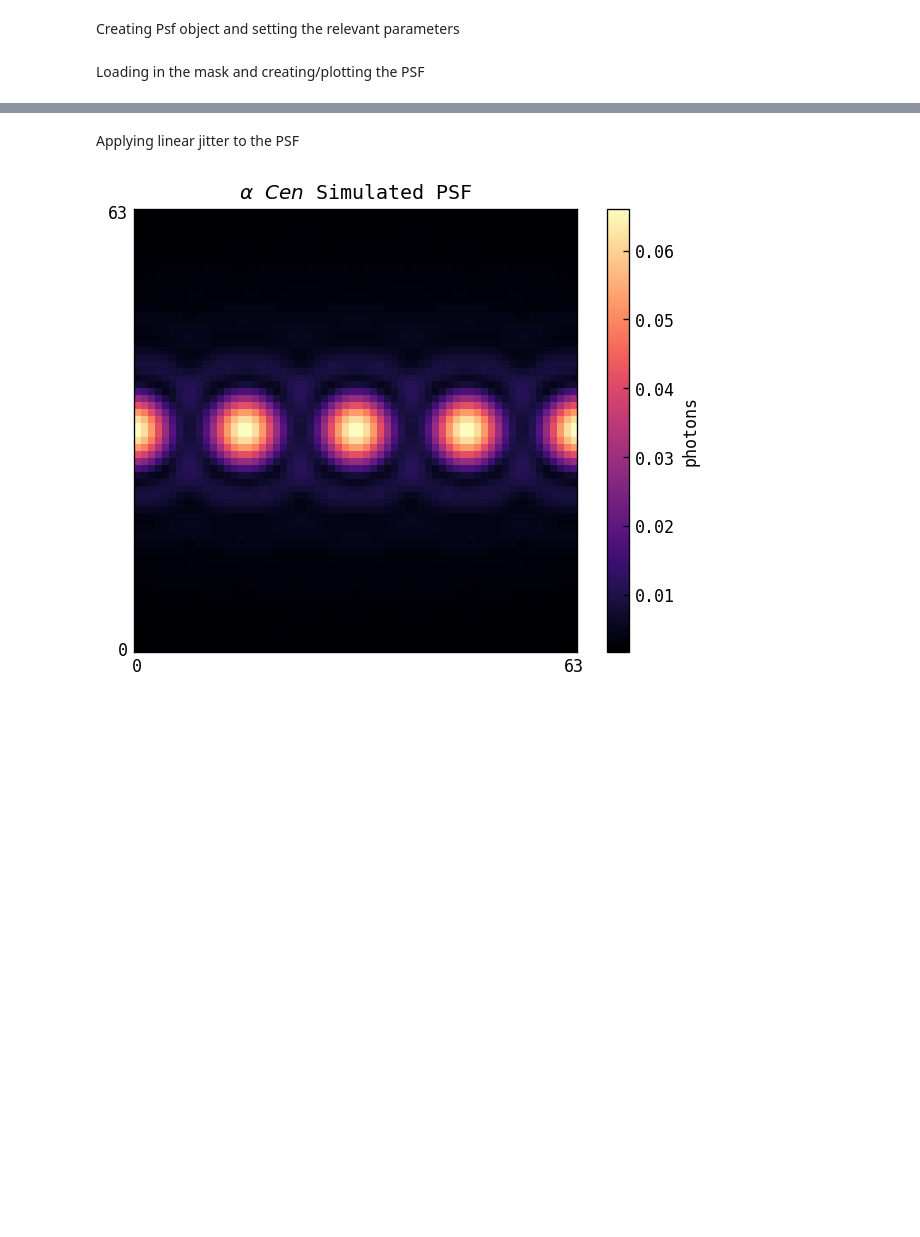
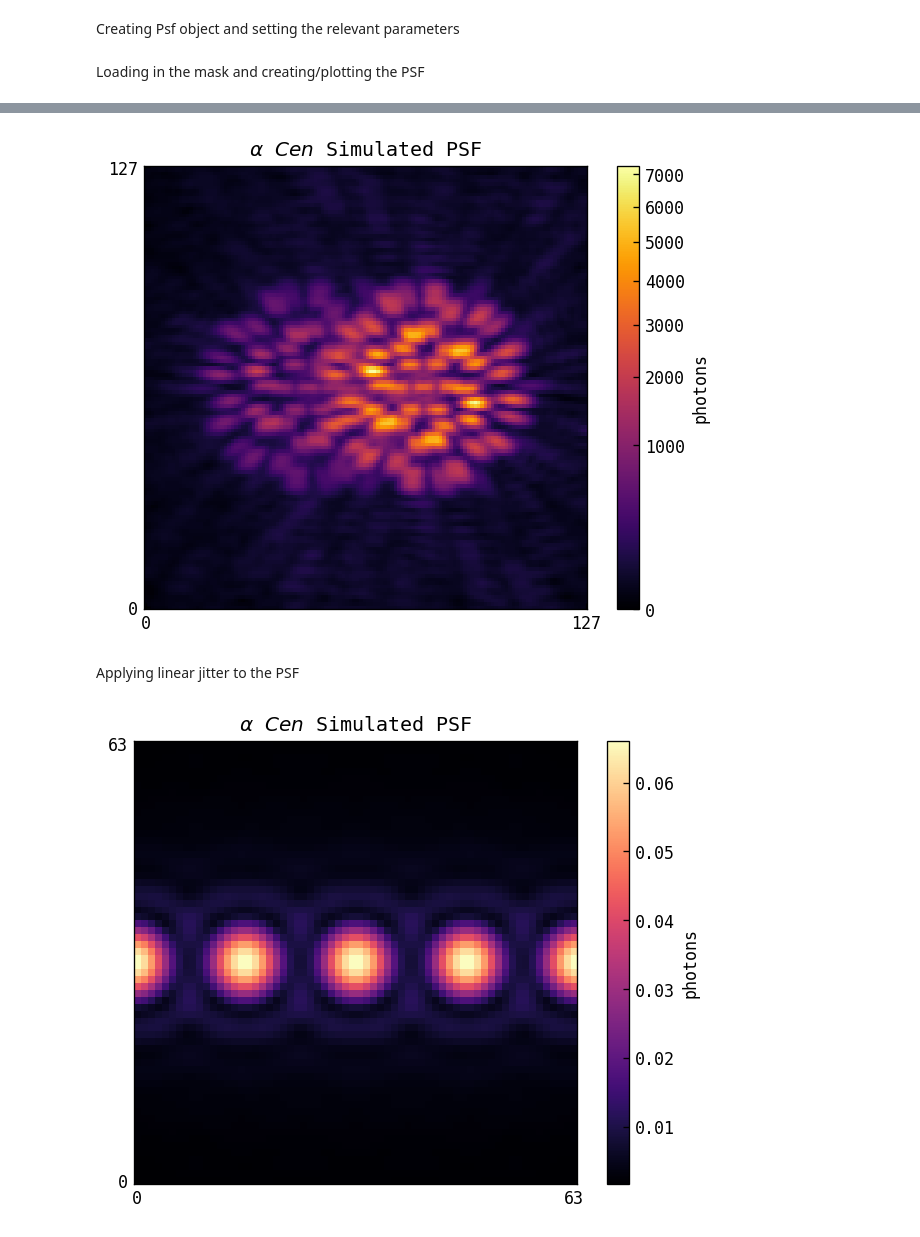
Before and after one commit to maxecharles/toliman-phd, a Jupyter notebook: main.ipynb, the cells around one changed output, grey strips where cells are left out. Saved outputs shown, nothing was run; the diff lists cells and outputs as text; code cells hidden in the pictures; blank space fills up the shorter version.

```diff
--- a/main.ipynb
+++ b/main.ipynb
@@ -48,3 +42,9 @@ plt.show()
+# %%
+jitfunc = alphacen.GetJitterFunc(optics, source)
+jitPSF = jitfunc(rad=5)
+utils.PlotSqrtPSF(jitPSF, title=r'$\alpha$ $Cen$ Simulated PSF')
+# %% [output]
+[figure, added]
 # %% [markdown]
 Applying linear jitter to the PSF
 # %%
```
Also changed, not shown: parts of 3 cells of this notebook, 2 other files.
